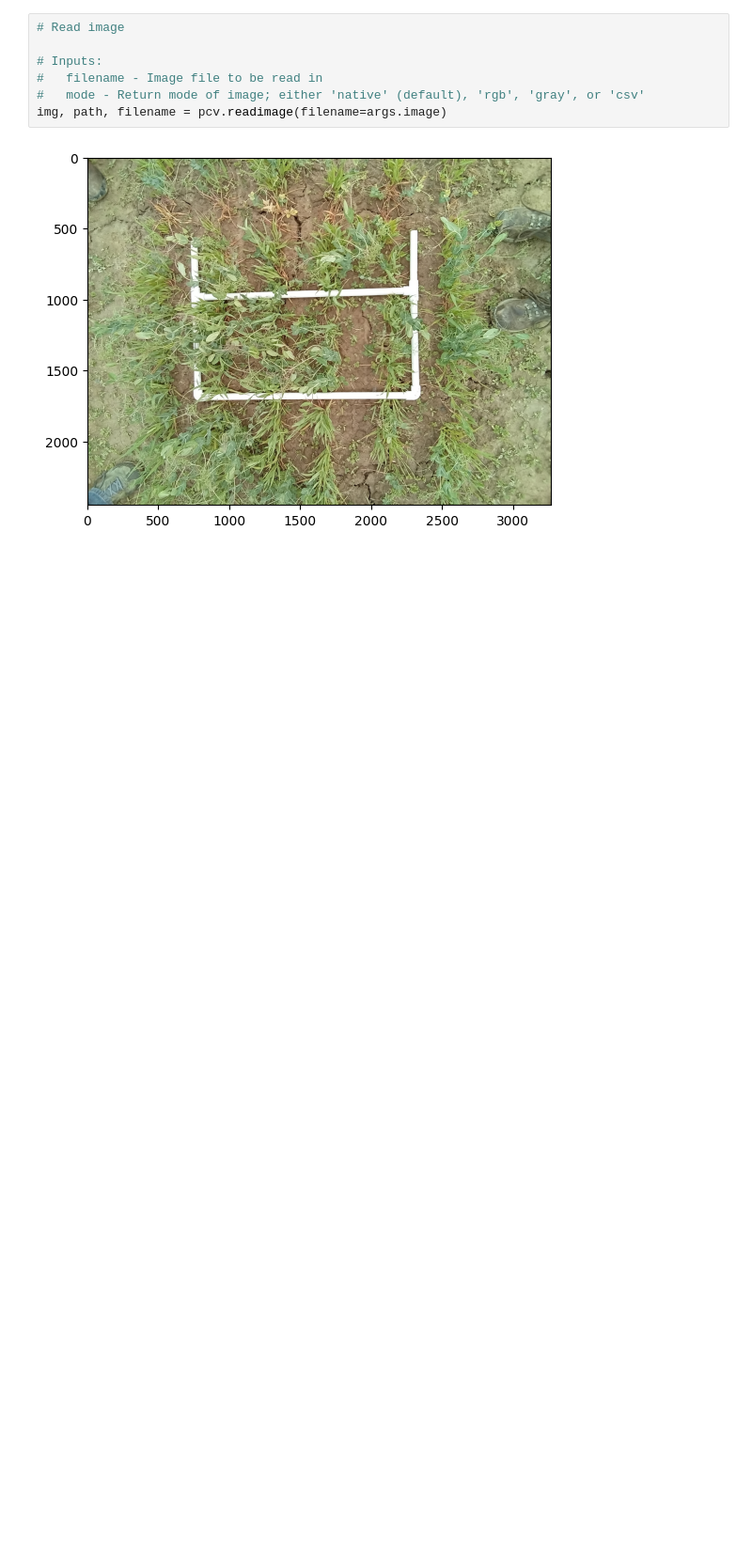
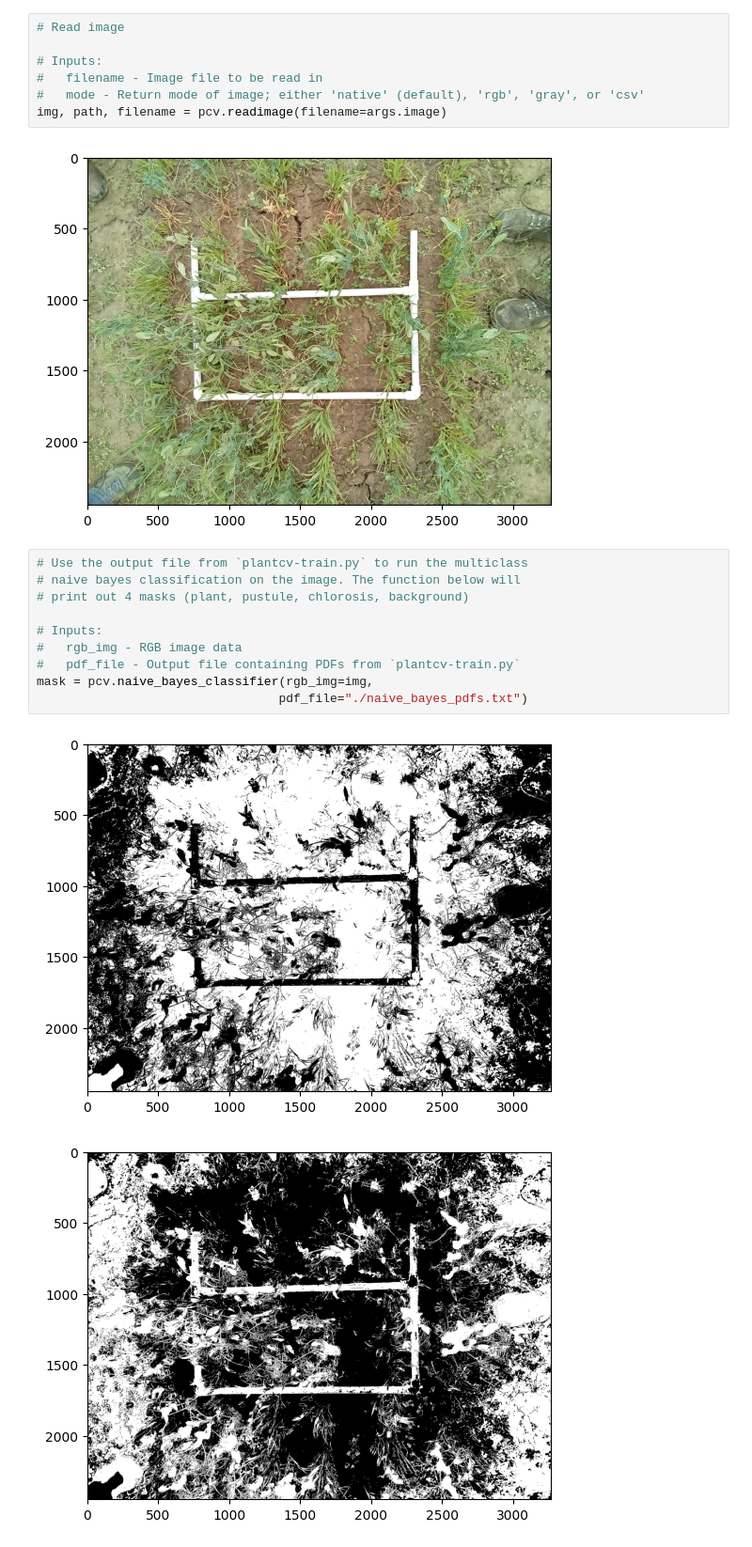
Before and after one commit to pthyde123/oat_pea_biomass_images, a Jupyter notebook: OatPeaClassifierPipeline.ipynb, the cells around one changed output. Shown at 94% size. Drawn from its saved outputs; the diff is of its cells as text; blank space fills up the shorter version.

Commit message:
Adding the naive bayes classifier function

```diff
--- a/OatPeaClassifierPipeline.ipynb
+++ b/OatPeaClassifierPipeline.ipynb
@@ -28,3 +24,16 @@ SyntaxError: invalid syntax (547561213.py, line 1)
 img, path, filename = pcv.readimage(filename=args.image)
 # %% [output]
 [figure]
+# %%
+# Use the output file from `plantcv-train.py` to run the multiclass
+# naive bayes classification on the image. The function below will
+# print out 4 masks (plant, pustule, chlorosis, background)
+
+# Inputs:
+#   rgb_img - RGB image data
+#   pdf_file - Output file containing PDFs from `plantcv-train.py`
+mask = pcv.naive_bayes_classifier(rgb_img=img,
+                                 pdf_file="./naive_bayes_pdfs.txt")
+# %% [output]
+[figure, added]
+[figure, added]
```
Also changed, not shown: parts of 1 cell of this notebook.
